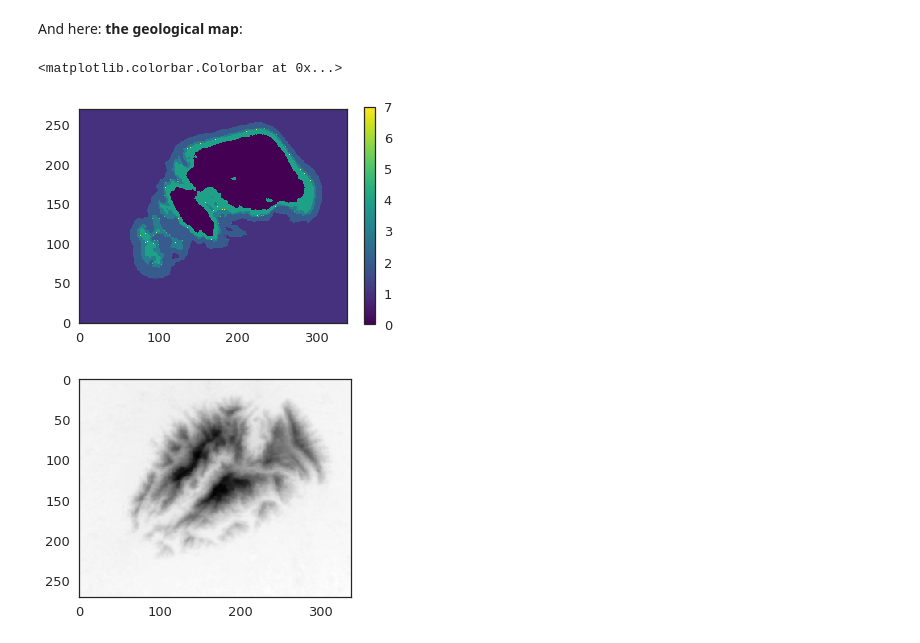
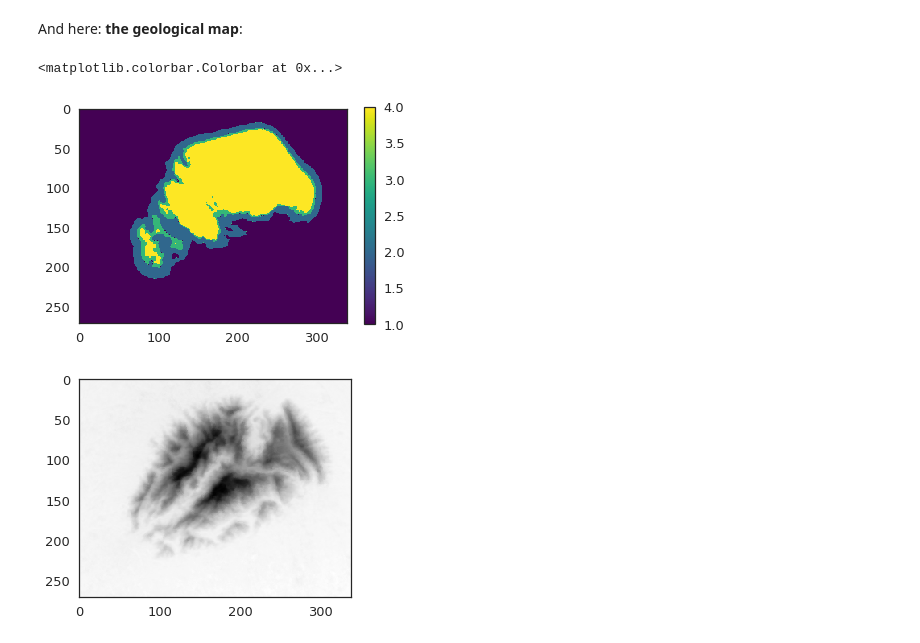
Before and after one commit to cgre-aachen/remote-geomod, a Jupyter notebook: notebooks/03_geological_modeling.ipynb, the cells around one changed output. Saved outputs shown, nothing was run; the diff lists cells and outputs as text; code cells hidden in the pictures.

```diff
--- a/notebooks/03_geological_modeling.ipynb
+++ b/notebooks/03_geological_modeling.ipynb
@@ -152,12 +152,26 @@ Device:  cpu
 Precision:  float32
 # %% [markdown]
 And here: **the geological map**:
-# %%
-plt.imshow(lith_block[0].reshape((271,339)), cmap='viridis', origin='lower_left')
-plt.colorbar()
-# %% [output]
-<matplotlib.colorbar.Colorbar at 0x...>
-[figure, removed]
+# %%
+geo_map = lith_block[0].copy().reshape((271,339))
+# adjust scale
+geo_map += 1
+# adjust misfits:
+geo_map[np.where(geo_map==5)] = 1
+geo_map[np.where(geo_map==6)] = 2
+geo_map[np.where(geo_map==7)] = 3
+geo_map[np.where(geo_map==8)] = 4
+geo_map[np.where(geo_map==1)] = 5
+geo_map -= 1
+# change to int for later use:
+geo_map = geo_map.astype('int16')
+# adjust orientation:
+geo_map = geo_map[::-1,:]
+plt.imshow(geo_map, cmap='viridis')
+plt.colorbar()
+# %% [output]
+<matplotlib.colorbar.Colorbar at 0x...>
+[figure, added]
 # %%
 import matplotlib.pyplot as plt
 plt.imshow(dtm)
```
Also changed, not shown: parts of 6 cells of this notebook.
